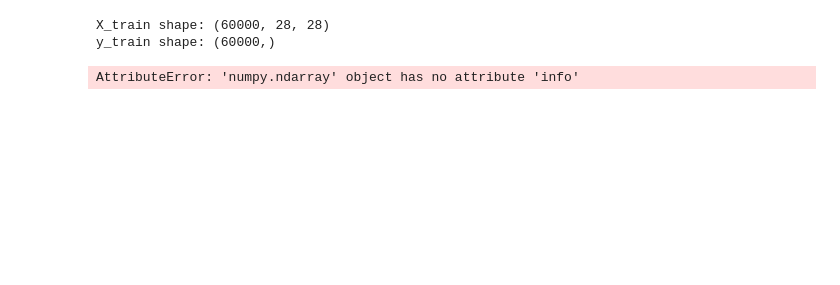
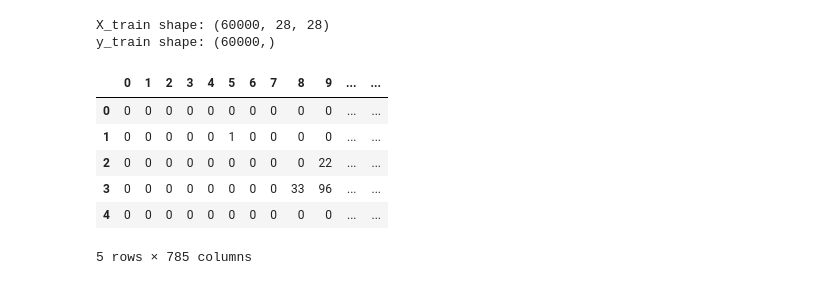
Before and after one commit to firdawss-Elhaddouchi/fashion-mnist-classification, a Jupyter notebook: notebook_class.ipynb, the cells around one changed output. Cells and saved outputs as stored; diff of their text form; code cells hidden in the pictures; blank space fills up the shorter version.

```diff
--- a/notebook_class.ipynb
+++ b/notebook_class.ipynb
@@ -87,5 +100,28 @@ print("y_train shape:", y_train.shape)
 X_train shape: (60000, 28, 28)
 y_train shape: (60000,)
 # %%
+import pandas as pd
+
+# Flatten الصور
+X_train_flat = X_train.reshape(X_train.shape[0], -1)
+# X_test_flat  = X_test.reshape(X_test.shape[0], -1)
+
+# تحويل إلى DataFrame
+X_train_df = pd.DataFrame(X_train_flat)
+# X_test_df  = pd.DataFrame(X_test_flat)
+
+# التسميات
+y_train_sr = pd.Series(y_train, name="label")
+# y_test_sr  = pd.Series(y_test, name="label")
+
+train_df = pd.concat([X_train_df, y_train_sr], axis=1)
-# %% [output]
-AttributeError: 'numpy.ndarray' object has no attribute 'info'
+# %%
+train_df.head()
+# %% [output]
+|  | 0 | 1 | 2 | 3 | 4 | 5 | 6 | 7 | 8 | 9 | ... | ... |
+| 0 | 0 | 0 | 0 | 0 | 0 | 0 | 0 | 0 | 0 | 0 | ... | ... |
+| 1 | 0 | 0 | 0 | 0 | 0 | 1 | 0 | 0 | 0 | 0 | ... | ... |
+| 2 | 0 | 0 | 0 | 0 | 0 | 0 | 0 | 0 | 0 | 22 | ... | ... |
+| 3 | 0 | 0 | 0 | 0 | 0 | 0 | 0 | 0 | 33 | 96 | ... | ... |
+| 4 | 0 | 0 | 0 | 0 | 0 | 0 | 0 | 0 | 0 | 0 | ... | ... |
+5 rows × 785 columns
```
Also changed, not shown: parts of 4 cells of this notebook.
